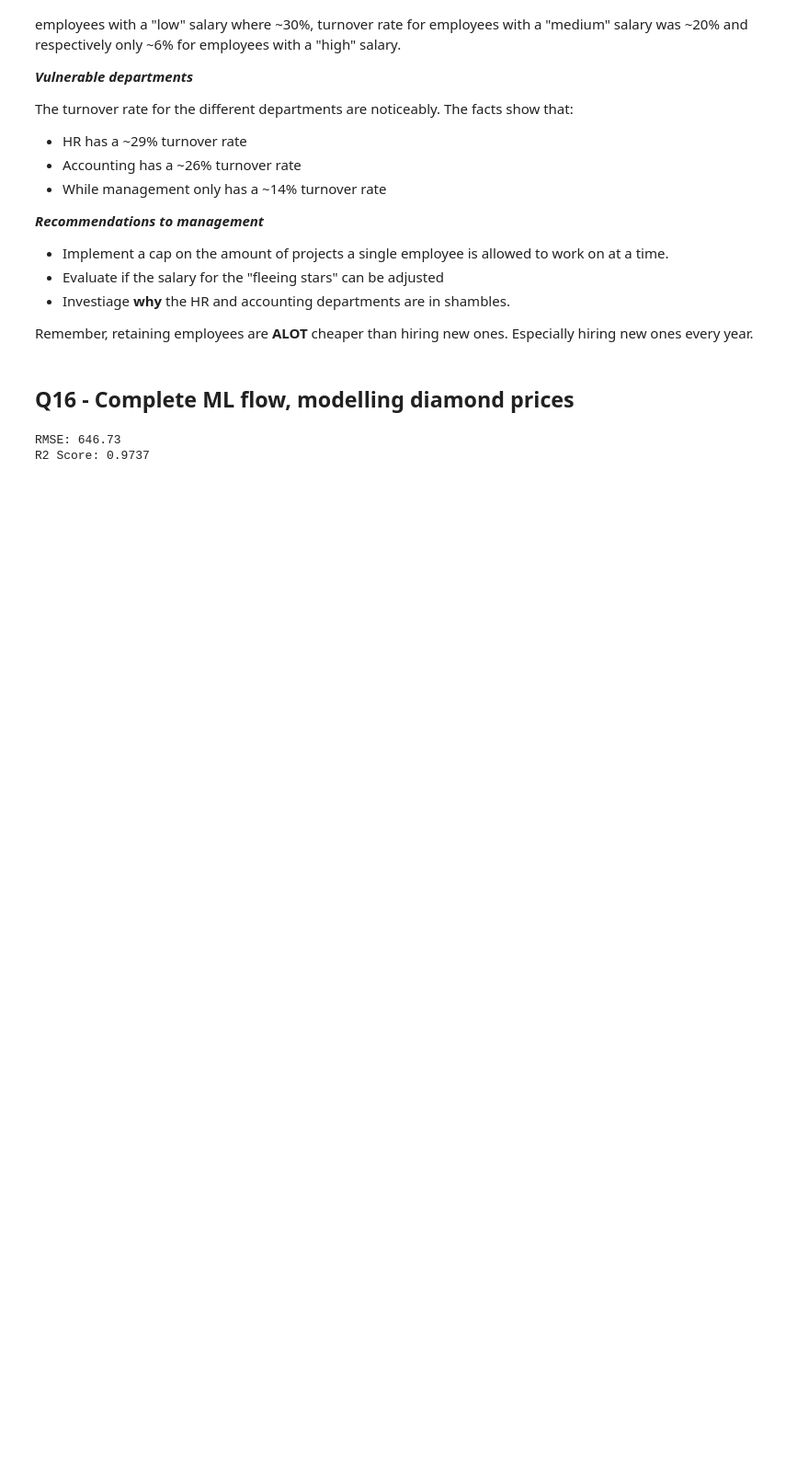
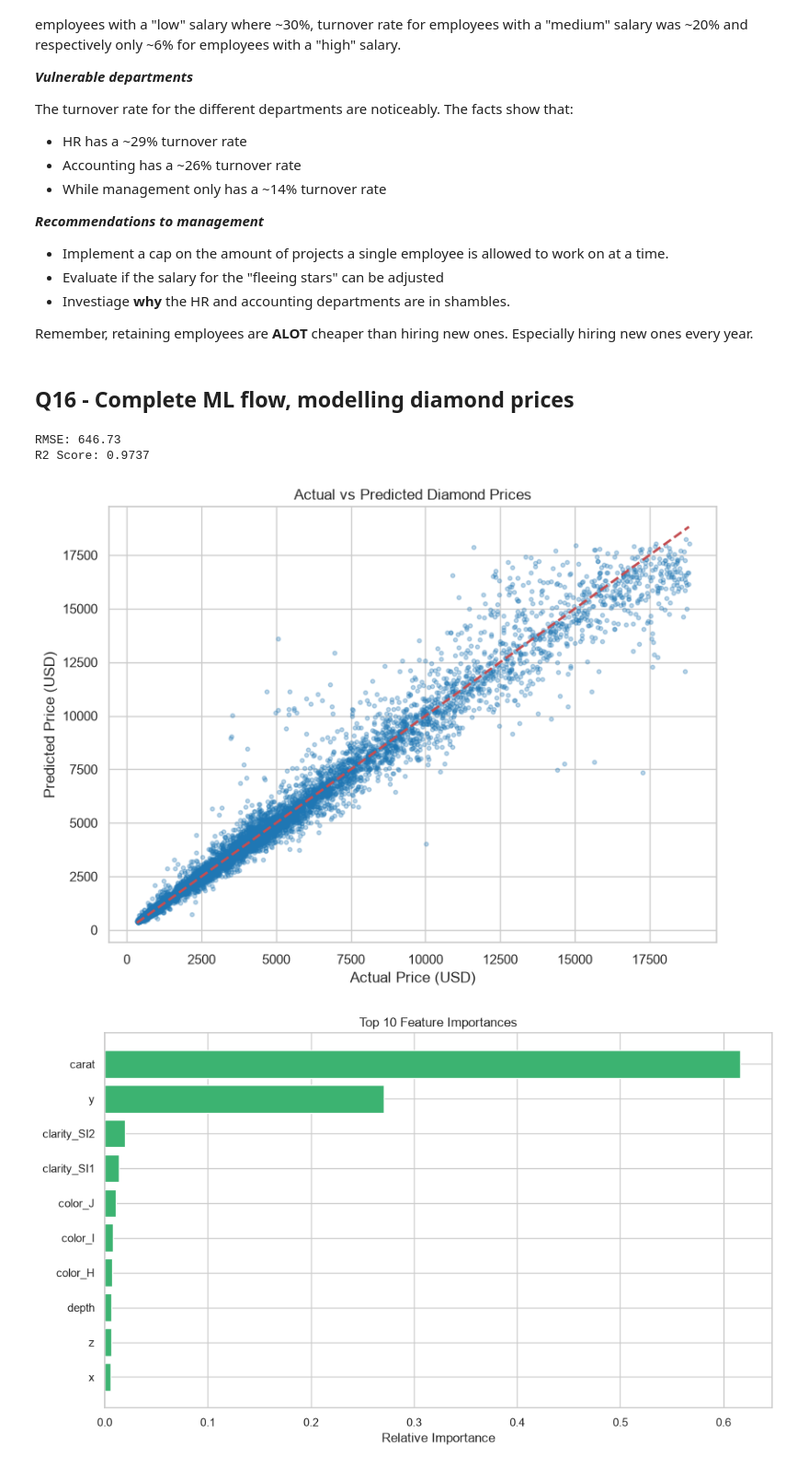
Before and after one commit to OscarK99Swe/Machine-Learning-Theory, a Jupyter notebook: Chapter 3.ipynb, the cells around one changed output. Shown at 92% size. Drawn from its saved outputs; the diff is of its cells as text; code cells hidden in the pictures; blank space fills up the shorter version.

```diff
--- a/Chapter 3.ipynb
+++ b/Chapter 3.ipynb
@@ -195,32 +195,67 @@ categorical_features = ['cut', 'color', 'clarity']
 preprocessor = ColumnTransformer(
     transformers=[
         ('num', StandardScaler(), numeric_features),
         ('cat', OneHotEncoder(drop='first'), categorical_features)
     ])
 
 # Build a machine learning pipeline
 pipeline = Pipeline(steps=[
     ('preprocessor', preprocessor),
     ('model', RandomForestRegressor(n_estimators=50, random_state=42, n_jobs=-1))
 ])
 
 # Split the data into training (80%) and testing (20%) sets
 X_train, X_test, y_train, y_test = train_test_split(X, y, test_size=0.2, random_state=42)
 
 # Train the model using the training data
 pipeline.fit(X_train, y_train)
 
 # Make price predictions on the unseen test data
 y_pred = pipeline.predict(X_test)
 
 # Calculate performance metrics
 rmse = np.sqrt(mean_squared_error(y_test, y_pred))
 r2 = r2_score(y_test, y_pred)
 
 print(f"RMSE: {rmse:.2f}")
 print(f"R2 Score: {r2:.4f}")
+
+# Plot 1: Actual vs Predicted
+sns.set_theme(style="whitegrid")
+plt.figure(figsize=(8, 6))
+plt.scatter(y_test, y_pred, alpha=0.3, color='#1f77b4', s=10)
+plt.plot([y_test.min(), y_test.max()], [y_test.min(), y_test.max()], 'r--', lw=2)
+plt.xlabel('Actual Price (USD)')
+plt.ylabel('Predicted Price (USD)')
+plt.title('Actual vs Predicted Diamond Prices')
+plt.tight_layout()
+
+# Display the first plot
+plt.show()
+
+# Plot 2: Feature Importance (extracting from pipeline)
+model = pipeline.named_steps['model']
+preprocessor = pipeline.named_steps['preprocessor']
+cat_encoder = preprocessor.named_transformers_['cat']
+encoded_cat_cols = cat_encoder.get_feature_names_out(categorical_features)
+all_features = numeric_features + list(encoded_cat_cols)
+
+importances = model.feature_importances_
+indices = np.argsort(importances)[-10:] # Top 10
+
+plt.figure(figsize=(10, 6))
+plt.barh(range(len(indices)), importances[indices], color='mediumseagreen', align='center')
+plt.yticks(range(len(indices)), [all_features[i] for i in indices])
+plt.xlabel('Relative Importance')
+plt.title('Top 10 Feature Importances')
+plt.tight_layout()
+
+# Display the second plot
+plt.show()
 # %% [output]
 RMSE: 646.73
 R2 Score: 0.9737
+[figure, added]
+[figure, added]
 # %% [markdown]
 ### Result and evaluation
```
Also changed, not shown: parts of 1 cell of this notebook.
